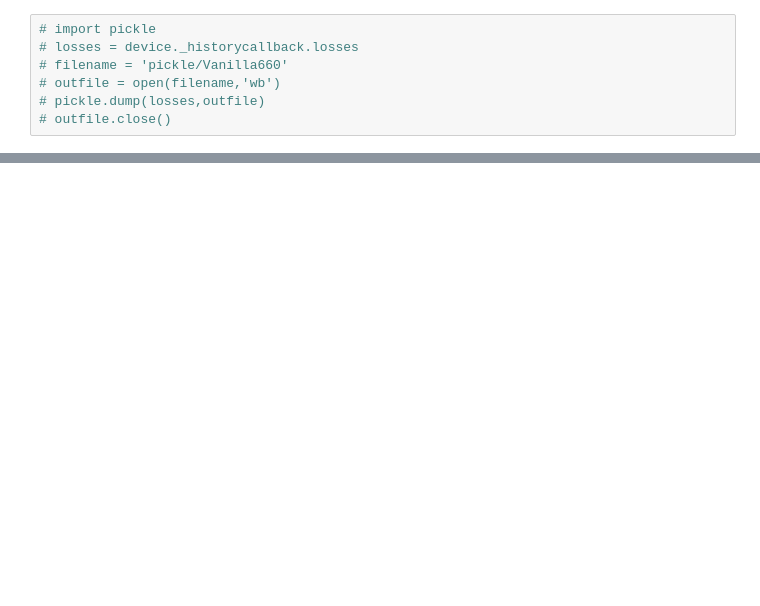
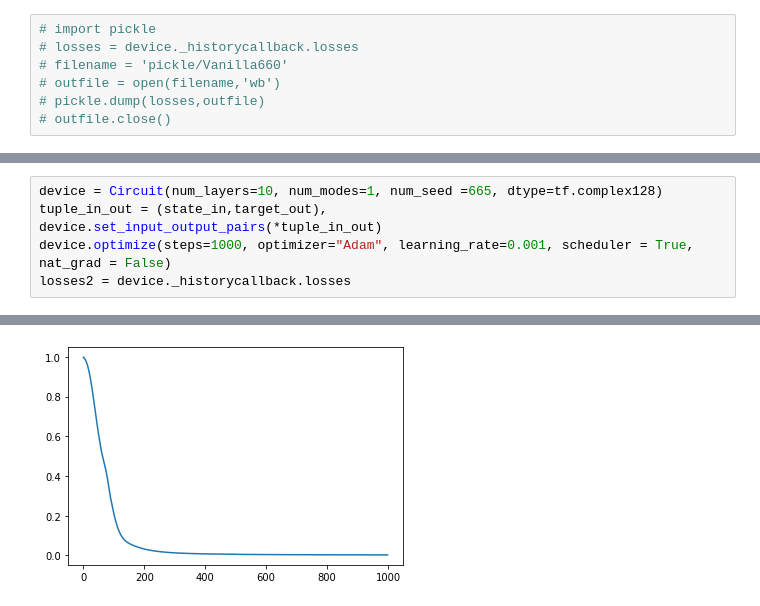
Before and after one commit to Miatto-research-group/Poenta, a Jupyter notebook: Untitled.ipynb, the cells around one changed output, grey strips where cells are left out. Drawn from its saved outputs; the diff is of its cells as text; blank space fills up the shorter version.

```diff
--- a/Untitled.ipynb
+++ b/Untitled.ipynb
@@ -50,0 +37,7 @@ diagonal:  [0.21 0.14 0.1
+# %%
+device = Circuit(num_layers=10, num_modes=1, num_seed =665, dtype=tf.complex128)
+tuple_in_out = (state_in,target_out),
+device.set_input_output_pairs(*tuple_in_out)
+device.optimize(steps=1000, optimizer="Adam", learning_rate=0.001, scheduler = True, nat_grad = False)
+losses2 = device._historycallback.losses
+# %% [output]
@@ -50,0 +45 @@ diagonal:  [0.21 0.14 0.1
+[figure, added]
```
Also changed, not shown: parts of 8 cells of this notebook, 2 other files.
